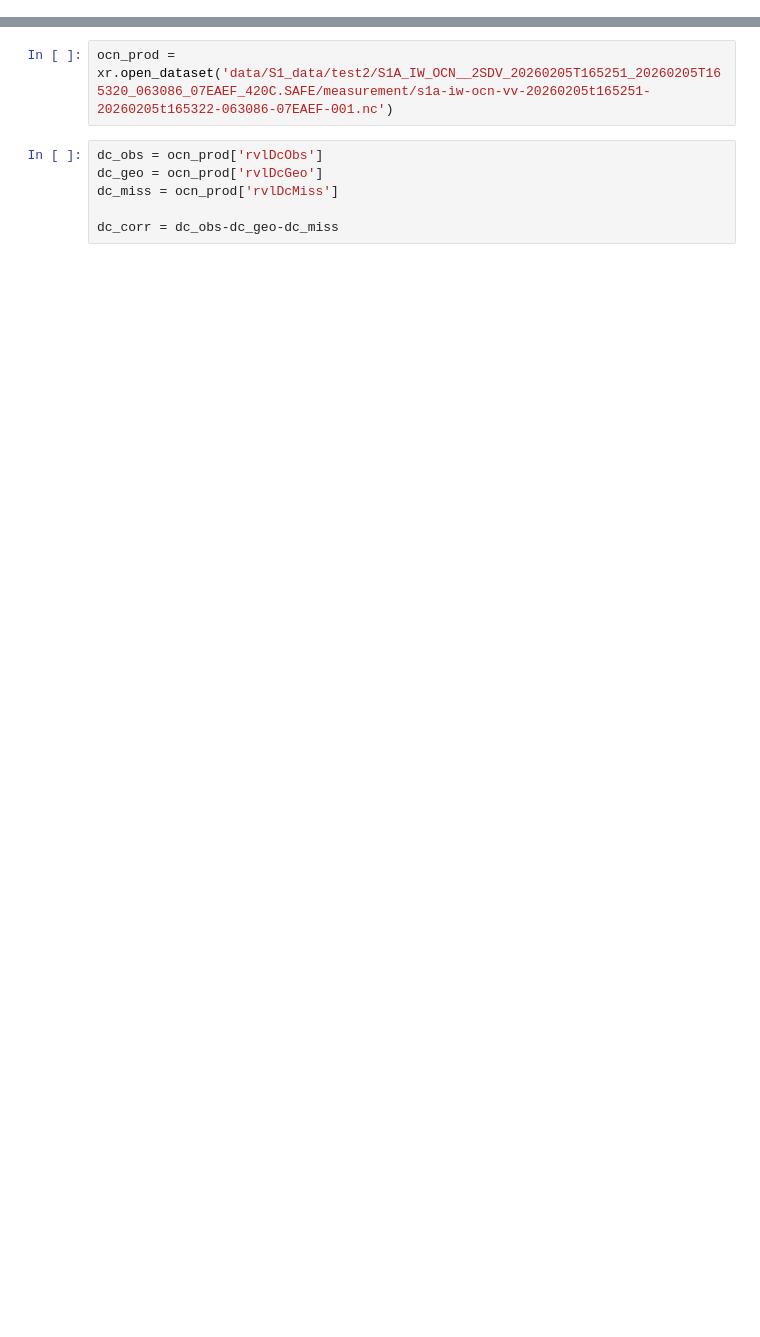
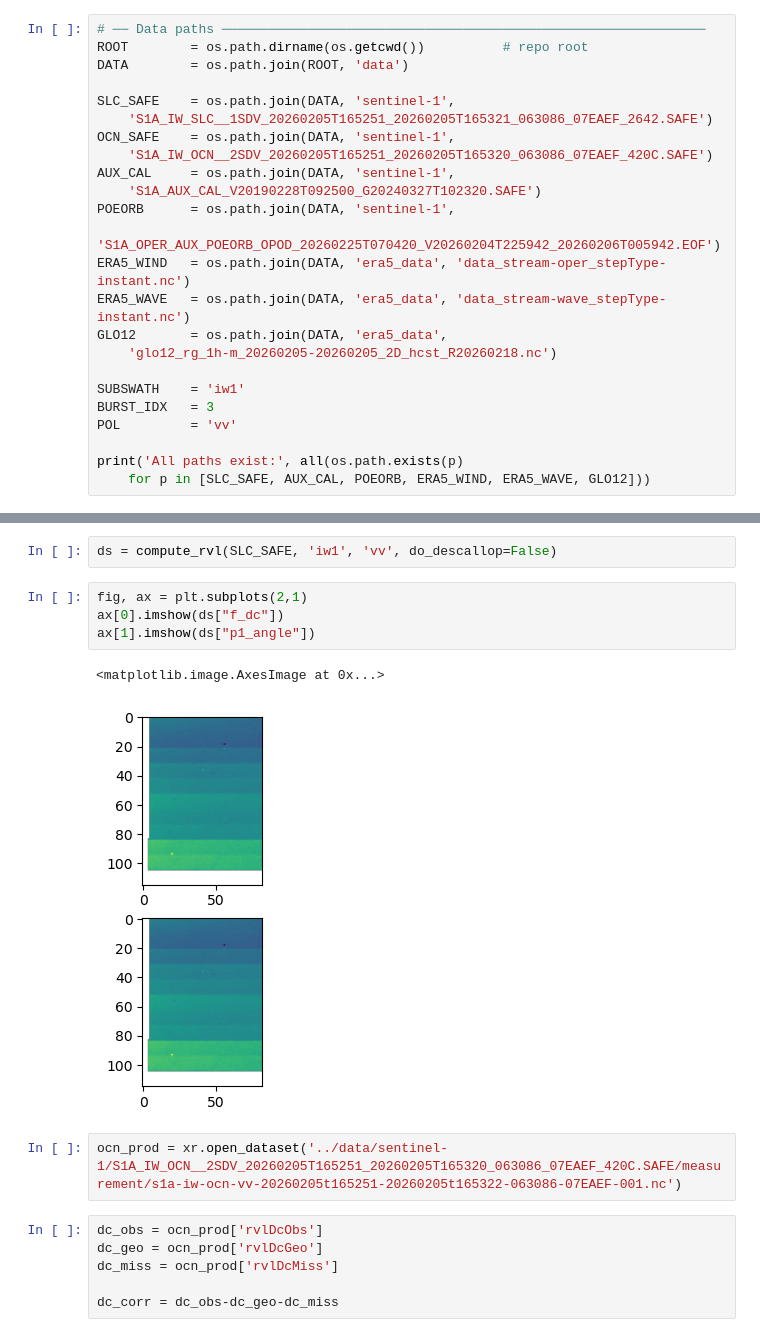
Before and after one commit to oscipal/ocean_current_retrieval, a Jupyter notebook: notebooks/s1_ocean.ipynb, the cells around one changed output, grey strips where cells are left out. Cells and saved outputs as stored; diff of their text form; blank space fills up the shorter version.

```diff
--- a/notebooks/s1_ocean.ipynb
+++ b/notebooks/s1_ocean.ipynb
@@ -33,0 +12,24 @@ plt.show()
+# %%
+# ── Data paths ──────────────────────────────────────────────────────────────
+ROOT        = os.path.dirname(os.getcwd())          # repo root
+DATA        = os.path.join(ROOT, 'data')
+
+SLC_SAFE    = os.path.join(DATA, 'sentinel-1',
+    'S1A_IW_SLC__1SDV_20260205T165251_20260205T165321_063086_07EAEF_2642.SAFE')
+OCN_SAFE    = os.path.join(DATA, 'sentinel-1',
+    'S1A_IW_OCN__2SDV_20260205T165251_20260205T165320_063086_07EAEF_420C.SAFE')
+AUX_CAL     = os.path.join(DATA, 'sentinel-1',
+    'S1A_AUX_CAL_V20190228T092500_G20240327T102320.SAFE')
+POEORB      = os.path.join(DATA, 'sentinel-1',
+    'S1A_OPER_AUX_POEORB_OPOD_20260225T070420_V20260204T225942_20260206T005942.EOF')
+ERA5_WIND   = os.path.join(DATA, 'era5_data', 'data_stream-oper_stepType-instant.nc')
+ERA5_WAVE   = os.path.join(DATA, 'era5_data', 'data_stream-wave_stepType-instant.nc')
+GLO12       = os.path.join(DATA, 'era5_data',
+    'glo12_rg_1h-m_20260205-20260205_2D_hcst_R20260218.nc')
+
+SUBSWATH    = 'iw1'
+BURST_IDX   = 3
+POL         = 'vv'
+
+print('All paths exist:', all(os.path.exists(p)
+    for p in [SLC_SAFE, AUX_CAL, POEORB, ERA5_WIND, ERA5_WAVE, GLO12]))
@@ -34,5 +111,14 @@ plt.show()
+# %%
+ds = compute_rvl(SLC_SAFE, 'iw1', 'vv', do_descallop=False)
+# %%
+fig, ax = plt.subplots(2,1)
+ax[0].imshow(ds["f_dc"])
+ax[1].imshow(ds["p1_angle"])
+# %% [output]
+<matplotlib.image.AxesImage at 0x...>
+[figure, added]
 # %%
-ocn_prod = xr.open_dataset('data/S1_data/test2/S1A_IW_OCN__2SDV_20260205T165251_20260205T165320_063086_07EAEF_420C.SAFE/measurement/s1a-iw-ocn-vv-20260205t165251-20260205t165322-063086-07EAEF-001.nc')
+ocn_prod = xr.open_dataset('../data/sentinel-1/S1A_IW_OCN__2SDV_20260205T165251_20260205T165320_063086_07EAEF_420C.SAFE/measurement/s1a-iw-ocn-vv-20260205t165251-20260205t165322-063086-07EAEF-001.nc')
 # %%
 dc_obs = ocn_prod['rvlDcObs']
 dc_geo = ocn_prod['rvlDcGeo']
```
Also changed, not shown: parts of 16 cells of this notebook, 16 other files.
